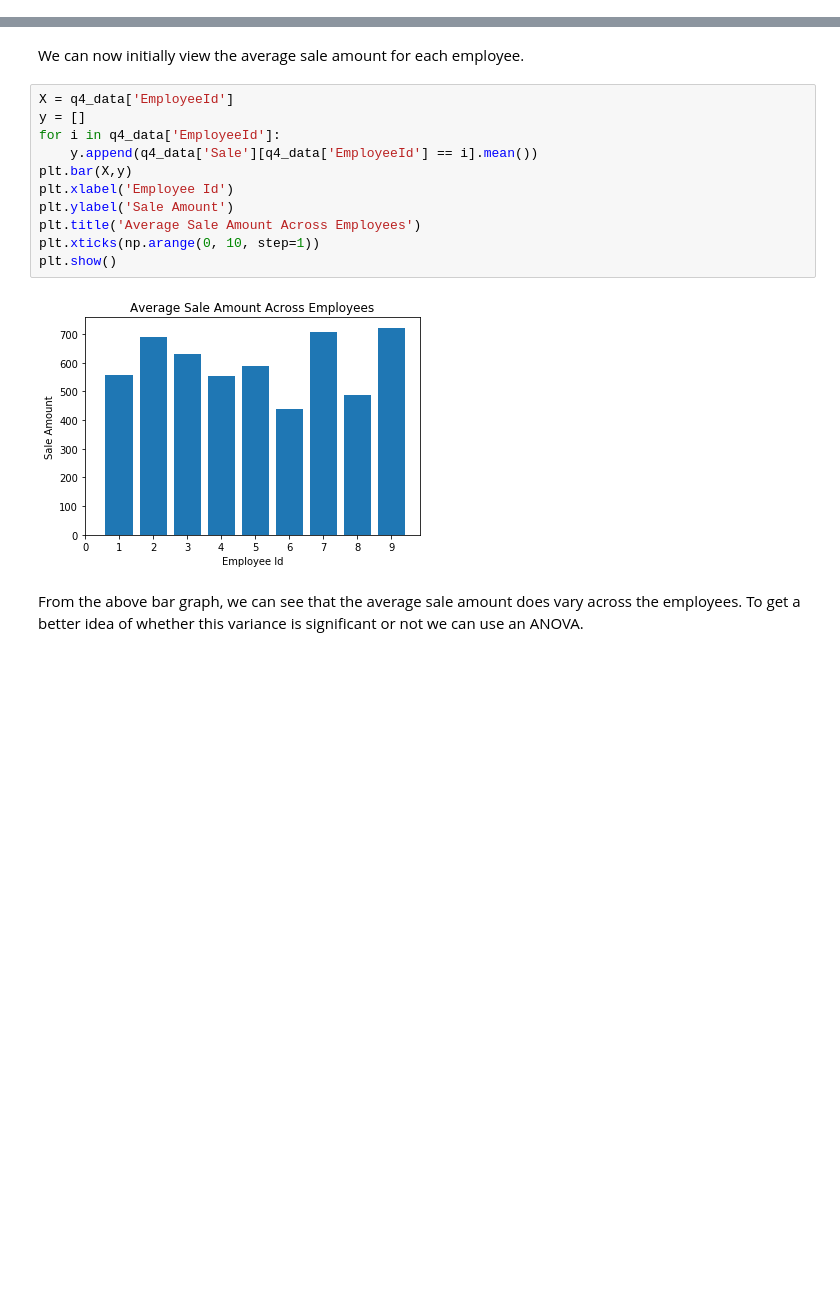
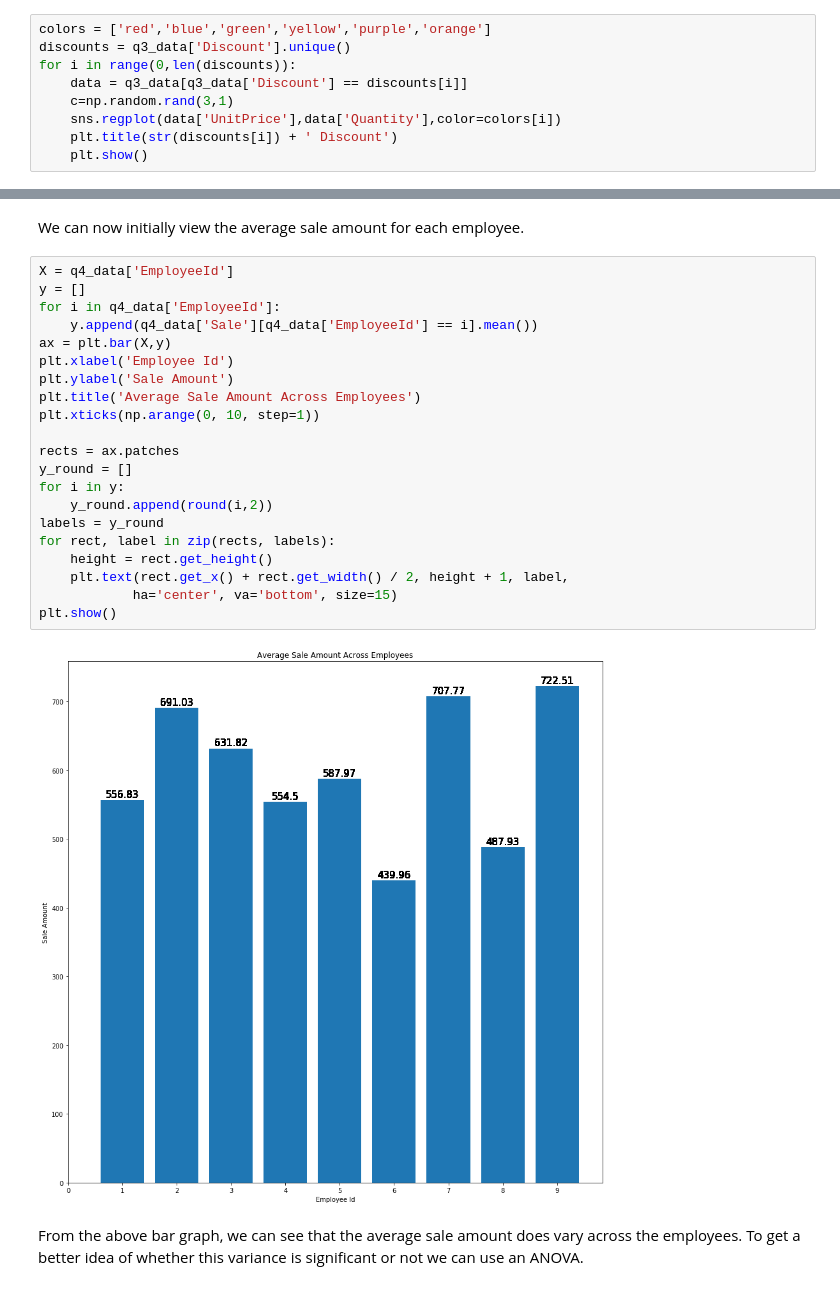
Before and after one commit to matthewsparr/Northwind-Database-Hypothesis-Testing, a Jupyter notebook: project.ipynb, the cells around one changed output, grey strips where cells are left out. Saved outputs shown, nothing was run; the diff lists cells and outputs as text; blank space fills up the shorter version.

Commit message:
more graphs for presentation

```diff
--- a/project.ipynb
+++ b/project.ipynb
@@ -343,3 +341,12 @@ q3_data['Discount'].value_counts()
 0.15     157
 0.25     154
 Name: Discount, dtype: int64
+# %%
+colors = ['red','blue','green','yellow','purple','orange']
+discounts = q3_data['Discount'].unique()
+for i in range(0,len(discounts)):
+    data = q3_data[q3_data['Discount'] == discounts[i]]
+    c=np.random.rand(3,1)
+    sns.regplot(data['UnitPrice'],data['Quantity'],color=colors[i])
+    plt.title(str(discounts[i]) + ' Discount')
+    plt.show()
@@ -416,16 +431,26 @@ We can now initially view the average sale amount for each employee.
 # %%
 X = q4_data['EmployeeId']
 y = []
 for i in q4_data['EmployeeId']:
     y.append(q4_data['Sale'][q4_data['EmployeeId'] == i].mean())
-plt.bar(X,y)
+ax = plt.bar(X,y)
 plt.xlabel('Employee Id')
 plt.ylabel('Sale Amount')
 plt.title('Average Sale Amount Across Employees')
 plt.xticks(np.arange(0, 10, step=1))
+
+rects = ax.patches
+y_round = []
+for i in y:
+    y_round.append(round(i,2))
+labels = y_round
+for rect, label in zip(rects, labels):
+    height = rect.get_height()
+    plt.text(rect.get_x() + rect.get_width() / 2, height + 1, label,
+            ha='center', va='bottom', size=15)
 plt.show()
 # %% [output]
-[figure, old version]
+[figure, new version]
 # %% [markdown]
 From the above bar graph, we can see that the average sale amount does vary across the employees. To get a better idea of whether this variance is significant or not we can use an ANOVA.
 # %%
```
Also changed, not shown: parts of 7 cells of this notebook.
